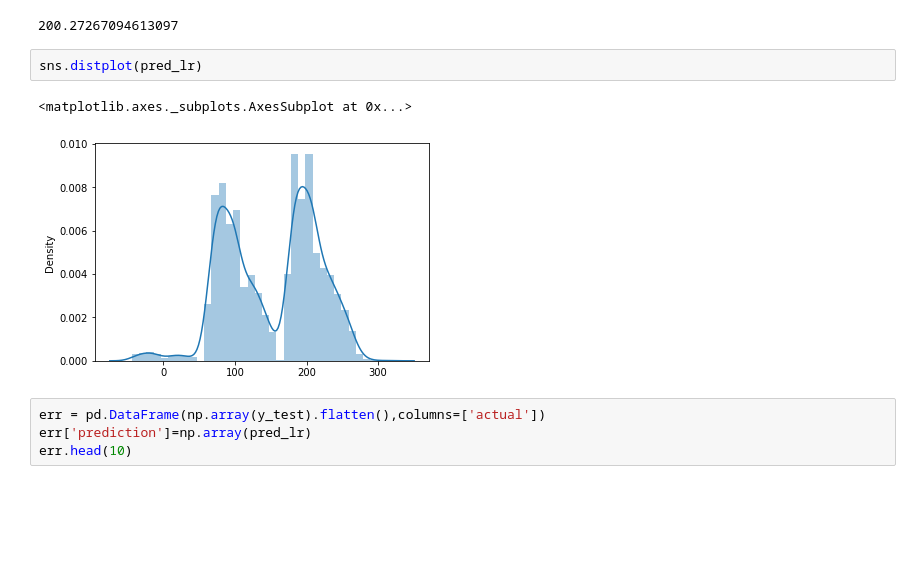
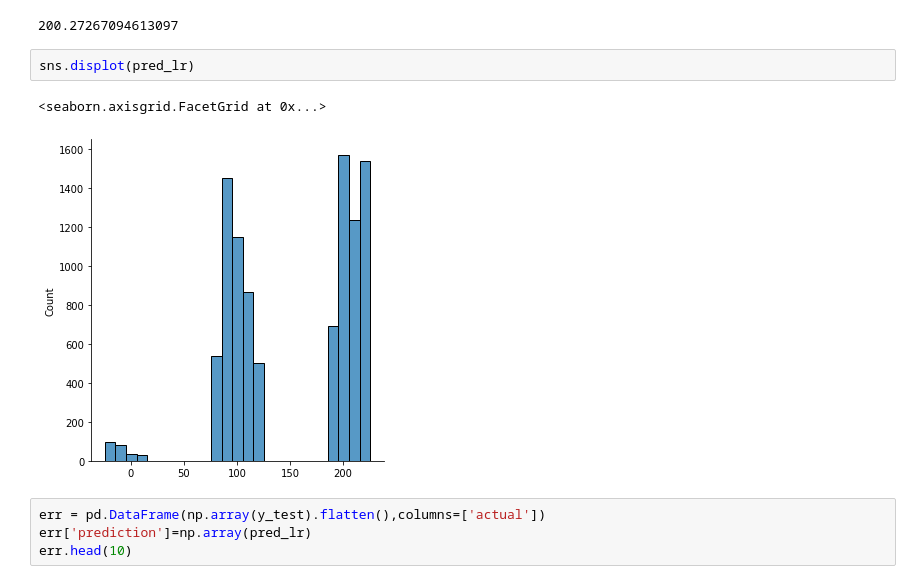
Before and after one commit to unoeyh/work, a Jupyter notebook: airbnb_ny_price.ipynb, the cells around one changed output. Drawn from its saved outputs; the diff is of its cells as text; blank space fills up the shorter version.

```diff
--- a/airbnb_ny_price.ipynb
+++ b/airbnb_ny_price.ipynb
@@ -155,10 +157,10 @@ print(np.sqrt(metrics.mean_squared_error(y_test,pred_lr)))
 # %% [output]
 200.27267094613097
 # %%
-sns.distplot(pred_lr)
+sns.displot(pred_lr)
 # %% [output]
-<matplotlib.axes._subplots.AxesSubplot at 0x...>
+<seaborn.axisgrid.FacetGrid at 0x...>
-[figure, old version]
+[figure, new version]
 # %%
 err = pd.DataFrame(np.array(y_test).flatten(),columns=['actual'])
 err['prediction']=np.array(pred_lr)
```
Also changed, not shown: parts of 2 cells of this notebook.
